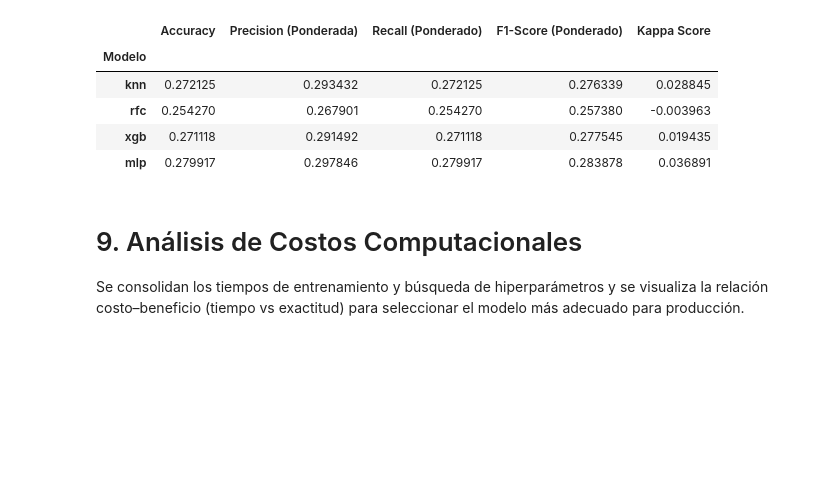
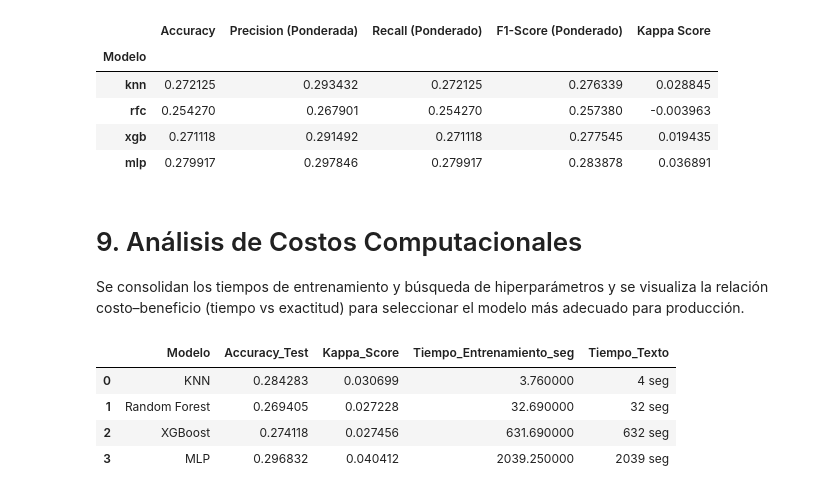
Before and after one commit to SeleneSV/disease-detection-multispectral-images, a Jupyter notebook: train_ml_frijol_v2.ipynb, the cells around one changed output. Cells and saved outputs as stored; diff of their text form; code cells hidden in the pictures; blank space fills up the shorter version.

```diff
--- a/train_ml_frijol_v2.ipynb
+++ b/train_ml_frijol_v2.ipynb
@@ -1386,16 +1386,22 @@ Se consolidan los tiempos de entrenamiento y búsqueda de hiperparámetros y se
 # %%
 # Actualizar con los tiempos reales registrados durante el entrenamiento
 performance_data = {
     'Modelo': ['KNN', 'Random Forest', 'XGBoost', 'MLP'],
-    'Accuracy_Test': [0.0, 0.0, 0.0, 0.0],   # Rellenar con valores reales
-    'Kappa_Score':   [0.0, 0.0, 0.0, 0.0],   # Rellenar con valores reales
-    'Tiempo_Entrenamiento_Min': [0.0, 0.0, 0.0, 0.0],  # Rellenar con valores reales
-    'Tiempo_Texto': ['—', '—', '—', '—'],
+    'Accuracy_Test': [0.284283, 0.269405, 0.274118, 0.296832],
+    'Kappa_Score':   [0.030699, 0.027228, 0.027456, 0.040412],
+    'Tiempo_Entrenamiento_seg': [3.76, 32.69, 631.69, 2039.25],  # Rellenar con valores reales
+    'Tiempo_Texto': ['4 seg', '32 seg', '632 seg', '2039 seg'],
 }
 df_perf = pd.DataFrame(performance_data)
 display(df_perf.style
     .background_gradient(subset=['Accuracy_Test', 'Kappa_Score'], cmap='Greens')
-    .background_gradient(subset=['Tiempo_Entrenamiento_Min'], cmap='Reds'))
+    .background_gradient(subset=['Tiempo_Entrenamiento_seg'], cmap='Reds'))
+# %% [output]
+|  | Modelo | Accuracy_Test | Kappa_Score | Tiempo_Entrenamiento_seg | Tiempo_Texto |
+| 0 | KNN | 0.284283 | 0.030699 | 3.760000 | 4 seg |
+| 1 | Random Forest | 0.269405 | 0.027228 | 32.690000 | 32 seg |
+| 2 | XGBoost | 0.274118 | 0.027456 | 631.690000 | 632 seg |
+| 3 | MLP | 0.296832 | 0.040412 | 2039.250000 | 2039 seg |
 # %%
 plt.figure(figsize=(12, 7))
 sns.set_style("whitegrid")
```
Also changed, not shown: parts of 1 cell of this notebook.
